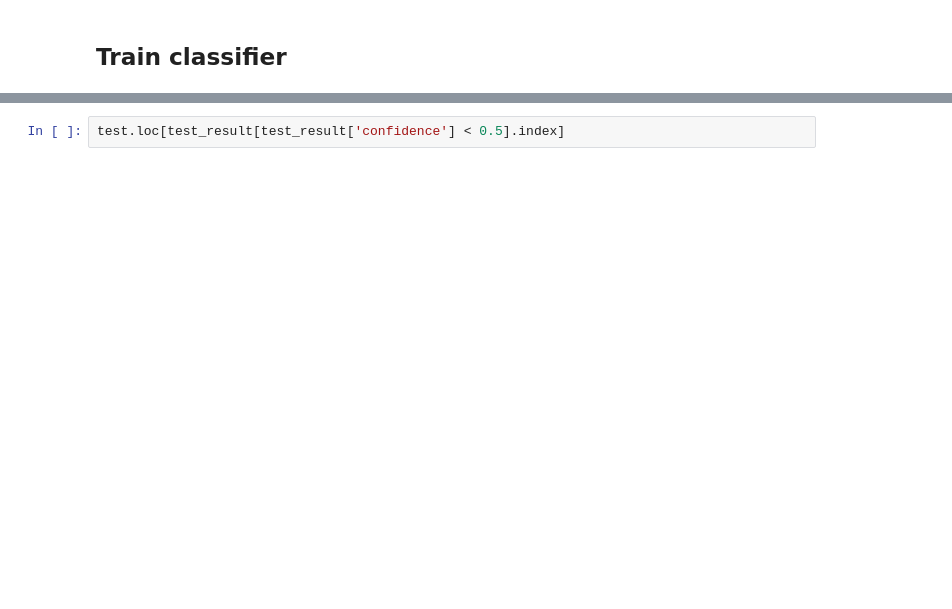
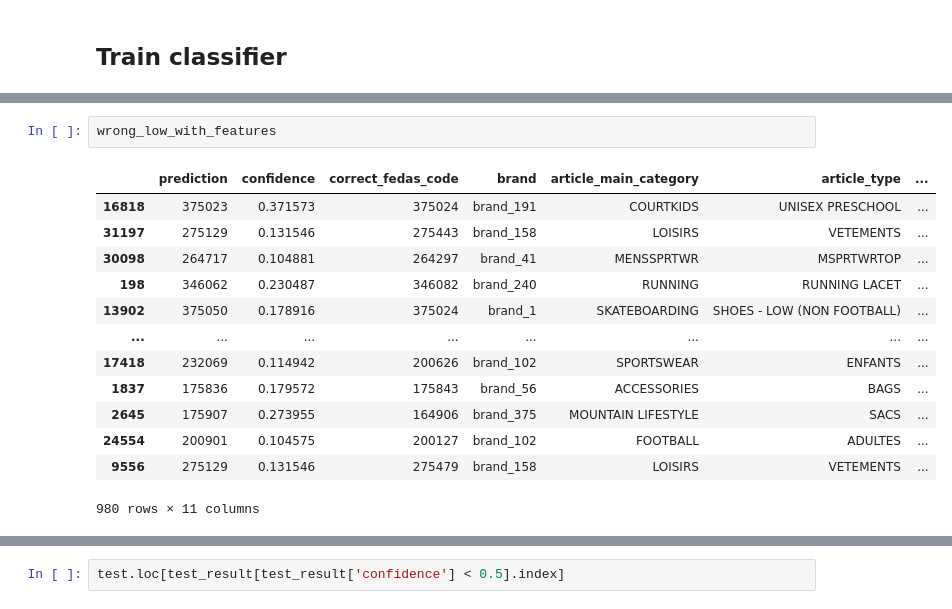
Before and after one commit to SoCrespo/technical_test, a Jupyter notebook: apply_fedas_classifier.ipynb, the cells around one changed output, grey strips where cells are left out. Cells and saved outputs as stored; diff of their text form; blank space fills up the shorter version.

```diff
--- a/apply_fedas_classifier.ipynb
+++ b/apply_fedas_classifier.ipynb
@@ -75,0 +121,16 @@ comparison[comparison['confidence'] < 0.5]
+# %%
+wrong_low_with_features
+# %% [output]
+|  | prediction | confidence | correct_fedas_code | brand | article_main_category | article_type | ... |
+| 16818 | 375023 | 0.371573 | 375024 | brand_191 | COURTKIDS | UNISEX PRESCHOOL | ... |
+| 31197 | 275129 | 0.131546 | 275443 | brand_158 | LOISIRS | VETEMENTS | ... |
+| 30098 | 264717 | 0.104881 | 264297 | brand_41 | MENSSPRTWR | MSPRTWRTOP | ... |
+| 198 | 346062 | 0.230487 | 346082 | brand_240 | RUNNING | RUNNING LACET | ... |
+| 13902 | 375050 | 0.178916 | 375024 | brand_1 | SKATEBOARDING | SHOES - LOW (NON FOOTBALL) | ... |
+| ... | ... | ... | ... | ... | ... | ... | ... |
+| 17418 | 232069 | 0.114942 | 200626 | brand_102 | SPORTSWEAR | ENFANTS | ... |
+| 1837 | 175836 | 0.179572 | 175843 | brand_56 | ACCESSORIES | BAGS | ... |
+| 2645 | 175907 | 0.273955 | 164906 | brand_375 | MOUNTAIN LIFESTYLE | SACS | ... |
+| 24554 | 200901 | 0.104575 | 200127 | brand_102 | FOOTBALL | ADULTES | ... |
+| 9556 | 275129 | 0.131546 | 275479 | brand_158 | LOISIRS | VETEMENTS | ... |
+980 rows × 11 columns
```
Also changed, not shown: parts of 18 cells of this notebook.
